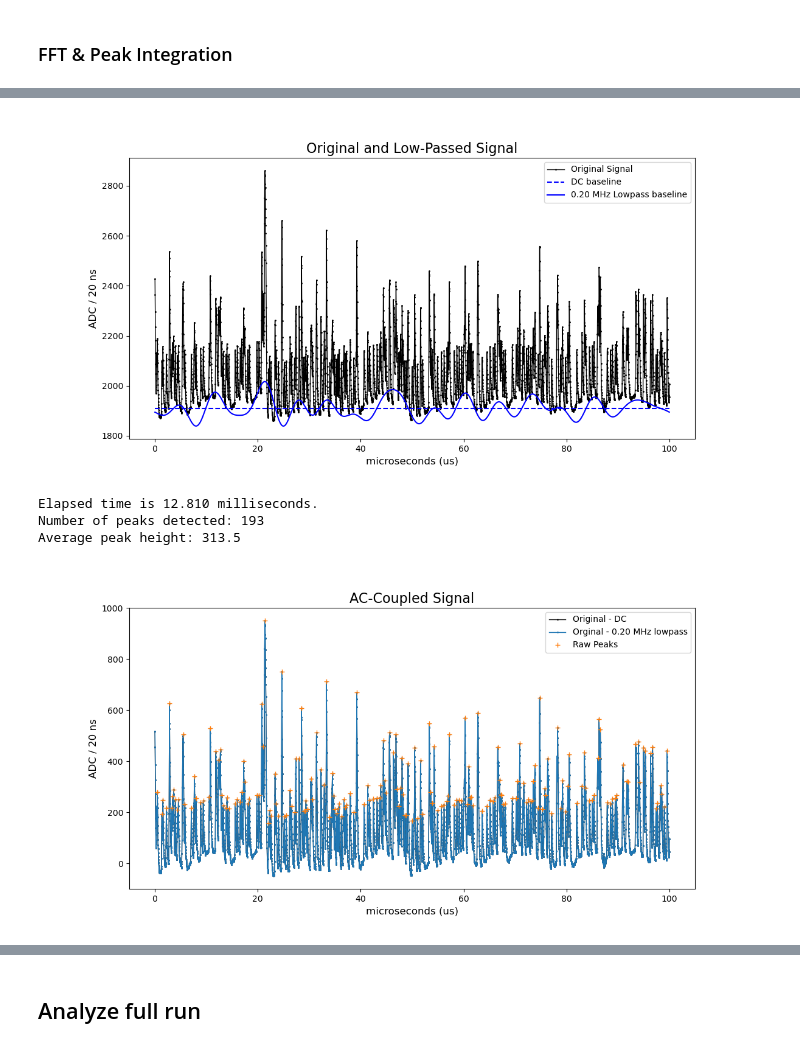
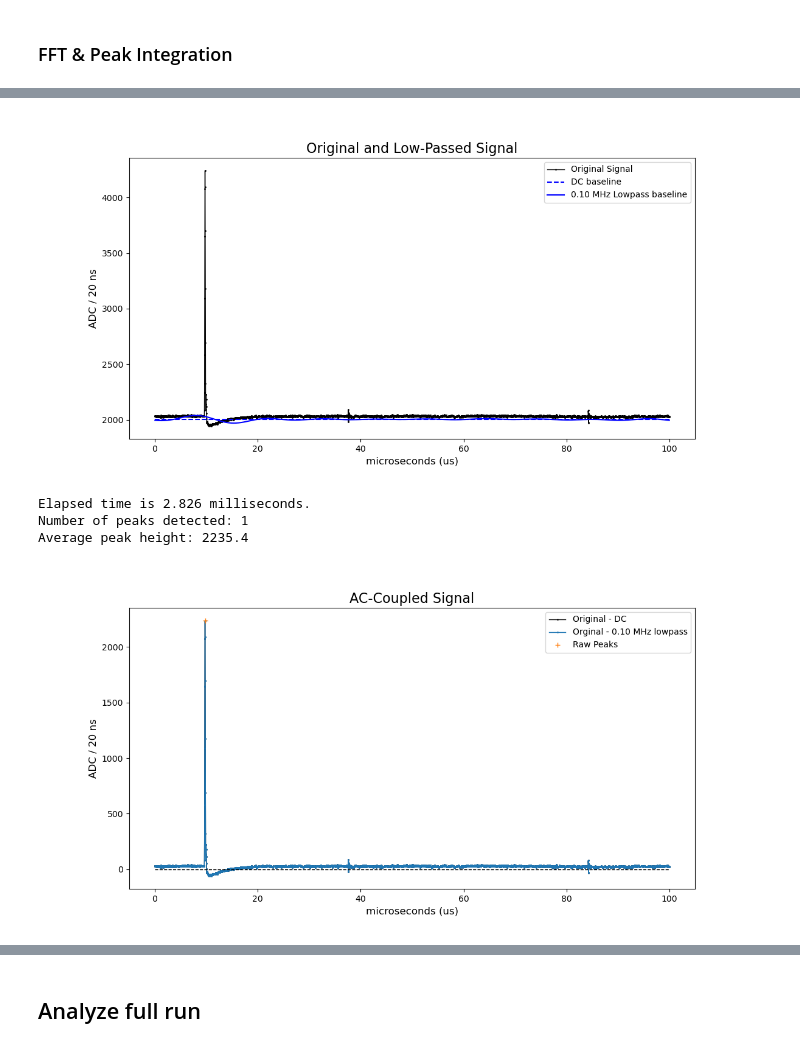
Before and after one commit to peckalec/dm-lab, a Jupyter notebook: REFLECT/SiPM_Analysis.ipynb, the cells around one changed output, grey strips where cells are left out. Saved outputs shown, nothing was run; the diff lists cells and outputs as text; code cells hidden in the pictures.

```diff
--- a/REFLECT/SiPM_Analysis.ipynb
+++ b/REFLECT/SiPM_Analysis.ipynb
@@ -66,11 +66,15 @@ def gaussian(x,m,s,a):
 #### Load file
 
 #inputfile=uproot.open("../../REFLECT/hiletgo/darksignals/output1919.root")
-#inputfile=uproot.open("../../REFLECT/darkcounts/sipm521/output1921.root")
+inputfile=uproot.open("../../REFLECT/run1/LN2/output2192.root")
 #inputfile=uproot.open("../../REFLECT/sipm521/output1851.root") # cold 521 run
-inputfile=uproot.open("../../REFLECT/sipm523/output1990.root")
+#inputfile=uproot.open("../../REFLECT/sipm523/output1990.root")
+if len(inputfile.keys()[-1])==35:
+    totsamples = int(inputfile.keys()[-1][10:14])
+elif len(inputfile.keys()[-1])==36:
+    totsamples = int(inputfile.keys()[-1][10:15])
 print(f"MIDAS run #{inputfile.keys()[-1][5:9]} loaded. \n\
-Available events: {inputfile.keys()[-1][10:14]}")
+Available events: {totsamples}")
 
 # for generic csv formats:
 #csvdata = np.loadtxt(str(textfilename + ".txt"),float)
@@ -90,7 +126,7 @@ NyquistProtection = True
 verbose = True
 
 # Select individual sample to tune analysis parameters
-samplenum = 16 # 26 with no peaks
+samplenum = 144 #562 # 26 with no peaks
 
 #### Generate preview
 ahist = inputfile[inputfile.keys()[samplenum]].values()
@@ -104,7 +140,7 @@ if (verbose): print(f"\nDownsampled/smoothed length: {len(time)} \nDownsampled/s
 print(min(signal))
 plt.close()
 plt.plot(time,signal,marker=".",linewidth=1,markersize=2,color="black")
-plt.title("Signal preview")
+plt.title(f"Signal preview; sample number {samplenum}")
 plt.xlabel("microseconds")
 plt.ylabel(f"ADC / {(time[1]-time[0])*1000:.0f} ns")
 #plt.xlim(0,10)
@@ -199,7 +235,7 @@ Window FFT max frequency: 12.59
 # %%
 ####  Select Lowpass removal
-lowpasscut = 1/5
-DCoffset = -125 # manual DC offset
+lowpasscut = 1/10
+DCoffset = -28 # manual DC offset
 
 #### Remove lowpass from original signal and compare
 tic()
@@ -235,8 +271,8 @@ Elapsed time is 36.506 milliseconds.
-[figure, old version]
+[figure, new version]
 # %%
 #### Select raw peak-finder parameters
 rawpwidth = 3
-rawpprom = 25
+rawpprom = 200
 
 tic()
 signal_down = signal-np.mean(signal,dtype="float64")-DCoffset
@@ -251,6 +287,7 @@ plt.plot(time,signal_lp,marker=".",linewidth=1,markersize=2,label=f"Orginal - {l
 
 #plt.plot(time[peaks],signal_down[peaks],marker="+",linewidth=0,label="Raw Peaks")
 plt.plot(time[peaks],signal_lp[peaks],marker="+",linewidth=0,label="Raw Peaks")
+plt.plot([time[0],time[-1]],[0,0],color="black",linestyle="--",linewidth=1)
 print(f"Number of peaks detected: {len(peaks)}\n\
 Average peak height: {np.mean(signal_down[peaks]):.1f}")
 plt.legend()
@@ -260,9 +297,9 @@ plt.ylabel(f"ADC / {(time[1]-time[0])*1000:.0f} ns", size=12)
 #plt.xlim(0,48)
 plt.show()
 # %% [output]
-Elapsed time is 12.810 milliseconds.
-Number of peaks detected: 193
-Average peak height: 313.5
+Elapsed time is 2.826 milliseconds.
+Number of peaks detected: 1
+Average peak height: 2235.4
-[figure, old version]
+[figure, new version]
 # %%
 #### Select rolling integral windows to try
```
Also changed, not shown: parts of 23 cells of this notebook.
